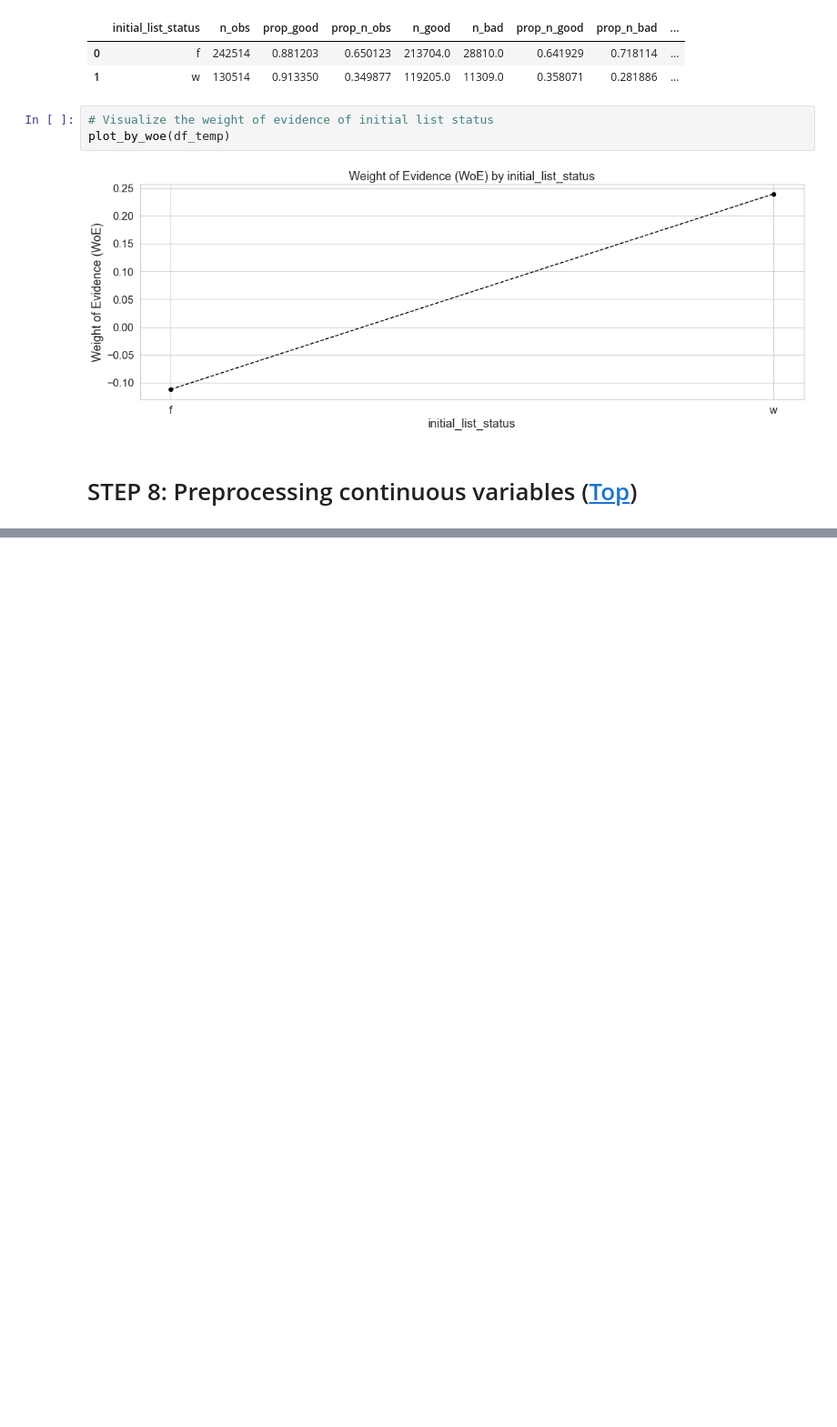
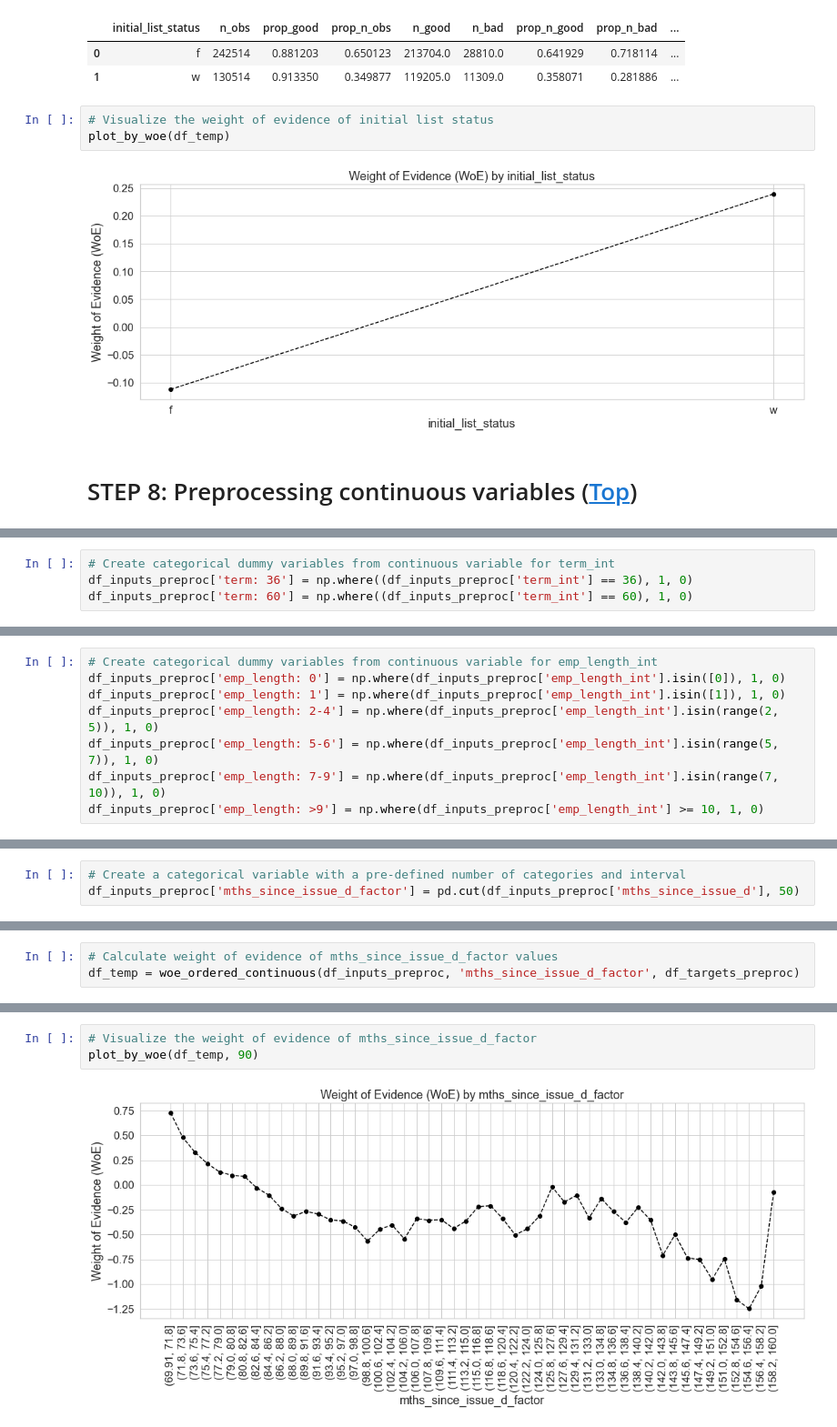
Before and after one commit to ai-portfolio/credit_risk_modeling, a Jupyter notebook: lib/notebooks/1.0_credit_risk_modeling_eda_ng.ipynb, the cells around one changed output, grey strips where cells are left out. Shown at 91% size. Drawn from its saved outputs; the diff is of its cells as text; blank space fills up the shorter version.

Commit message:
created dummy categorical values

```diff
--- a/lib/notebooks/1.0_credit_risk_modeling_eda_ng.ipynb
+++ b/lib/notebooks/1.0_credit_risk_modeling_eda_ng.ipynb
@@ -1188,0 +1248,4 @@ plot_by_woe(df_temp)
+# %%
+# Create categorical dummy variables from continuous variable for term_int
+df_inputs_preproc['term: 36'] = np.where((df_inputs_preproc['term_int'] == 36), 1, 0)
+df_inputs_preproc['term: 60'] = np.where((df_inputs_preproc['term_int'] == 60), 1, 0)
@@ -1188,0 +1291,8 @@ plot_by_woe(df_temp)
+# %%
+# Create categorical dummy variables from continuous variable for emp_length_int
+df_inputs_preproc['emp_length: 0'] = np.where(df_inputs_preproc['emp_length_int'].isin([0]), 1, 0)
+df_inputs_preproc['emp_length: 1'] = np.where(df_inputs_preproc['emp_length_int'].isin([1]), 1, 0)
+df_inputs_preproc['emp_length: 2-4'] = np.where(df_inputs_preproc['emp_length_int'].isin(range(2, 5)), 1, 0)
+df_inputs_preproc['emp_length: 5-6'] = np.where(df_inputs_preproc['emp_length_int'].isin(range(5, 7)), 1, 0)
+df_inputs_preproc['emp_length: 7-9'] = np.where(df_inputs_preproc['emp_length_int'].isin(range(7, 10)), 1, 0)
+df_inputs_preproc['emp_length: >9'] = np.where(df_inputs_preproc['emp_length_int'] >= 10, 1, 0)
@@ -1188,0 +1315,3 @@ plot_by_woe(df_temp)
+# %%
+# Create a categorical variable with a pre-defined number of categories and interval
+df_inputs_preproc['mths_since_issue_d_factor'] = pd.cut(df_inputs_preproc['mths_since_issue_d'], 50)
@@ -1188,0 +1334,3 @@ plot_by_woe(df_temp)
+# %%
+# Calculate weight of evidence of mths_since_issue_d_factor values
+df_temp = woe_ordered_continuous(df_inputs_preproc, 'mths_since_issue_d_factor', df_targets_preproc)
@@ -1188,0 +1357,5 @@ plot_by_woe(df_temp)
+# %%
+# Visualize the weight of evidence of mths_since_issue_d_factor
+plot_by_woe(df_temp, 90)
+# %% [output]
+[figure, added]
```
Also changed, not shown: parts of 152 cells of this notebook.
